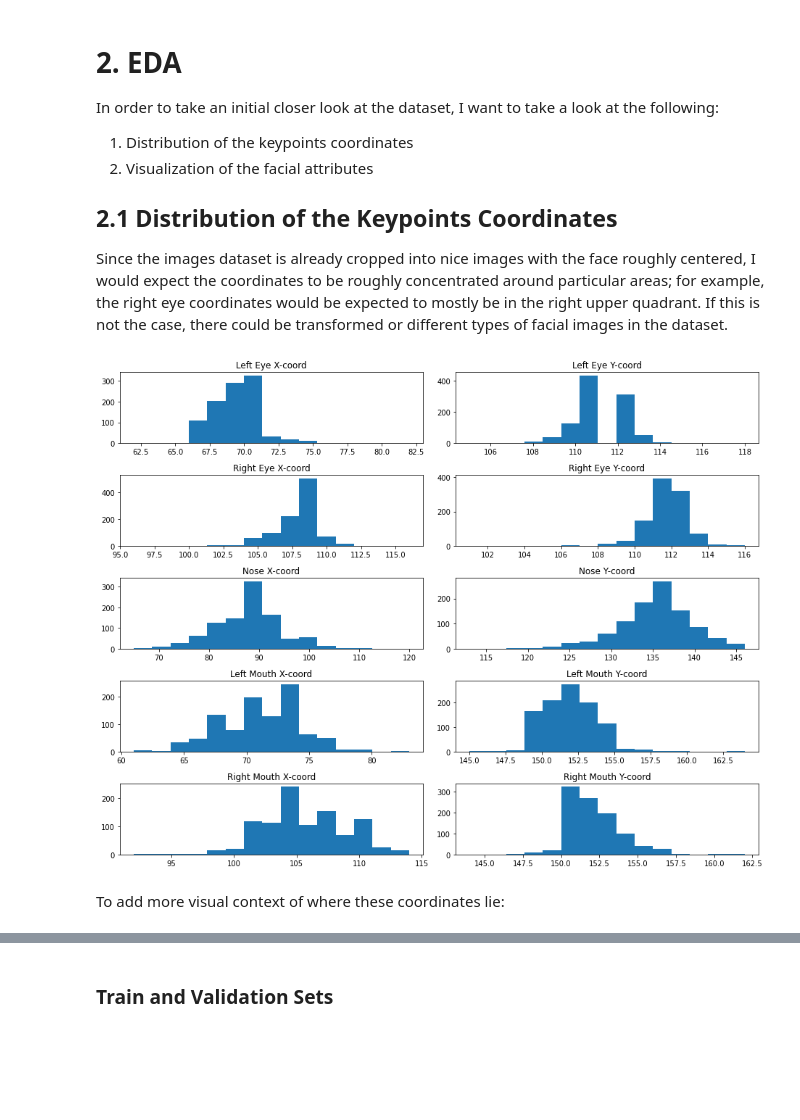
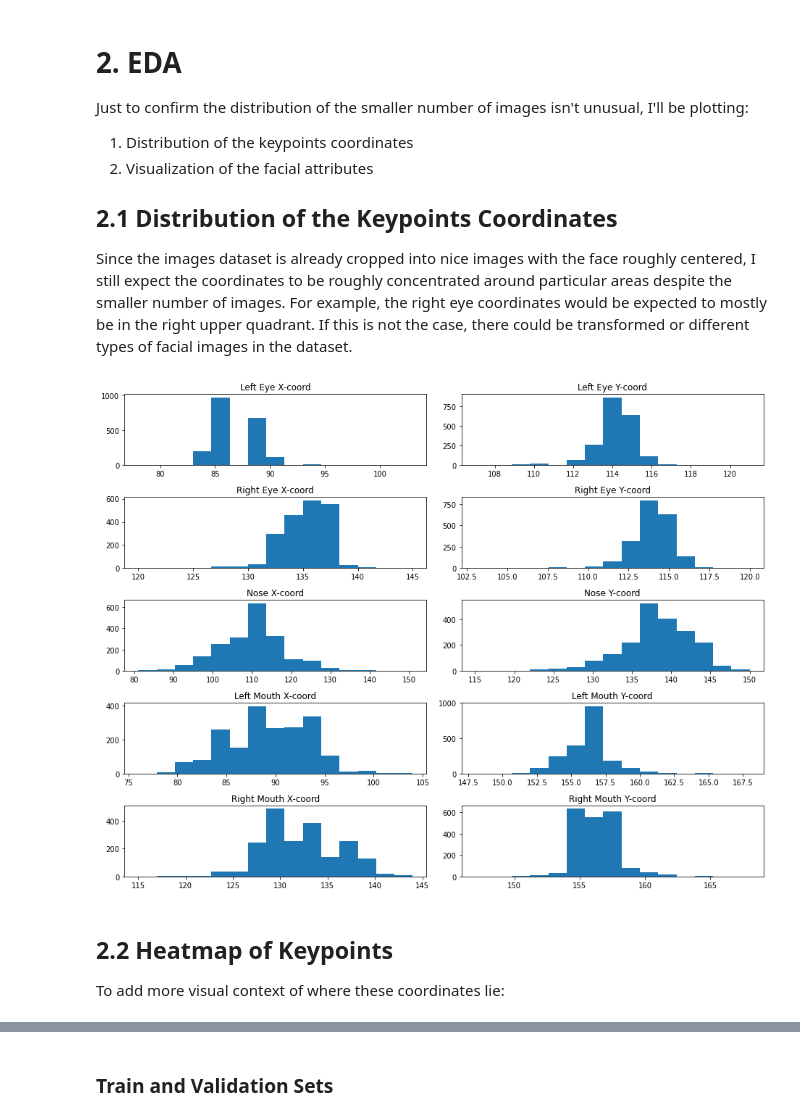
Before and after one commit to scho-git/springboard, a Jupyter notebook: face_detection_project/transfer-learning-densenet169.ipynb, the cells around one changed output, grey strips where cells are left out. Drawn from its saved outputs; the diff is of its cells as text; code cells hidden in the pictures; blank space fills up the shorter version.

```diff
--- a/face_detection_project/transfer-learning-densenet169.ipynb
+++ b/face_detection_project/transfer-learning-densenet169.ipynb
@@ -39,8 +61,8 @@ But we are currently going to use only the first 35,000 images  as a start then
 keypts_data_path = "../input/celeba-dataset/list_landmarks_align_celeba.csv"
 images_data_path = "../input/celeba-dataset/img_align_celeba/img_align_celeba"
 
-#Select only 1k images first
-img_data_size = 1000
+#Select only 2k images first
+img_data_size = 2000
 
 #Original image dimensions
 x_og = 178
@@ -239,48 +248,49 @@ dtype: int64
 # %% [markdown]
-# 2. EDA
-In order to take an initial closer look at the dataset, I want to take a look at the following:
+# 2. EDA <a name='2'></a>
+Just to confirm the distribution of the smaller number of images isn't unusual, I'll be plotting:
 1. Distribution of the keypoints coordinates
 2. Visualization of the facial attributes
 
 ## 2.1 Distribution of the Keypoints Coordinates <a name='2.1'></a>
-Since the images dataset is already cropped into nice images with the face roughly centered, I would expect the coordinates to be roughly concentrated around particular areas; for example, the right eye coordinates would be expected to mostly be in the right upper quadrant. If this is not the case, there could be transformed or different types of facial images in the dataset.
+Since the images dataset is already cropped into nice images with the face roughly centered, I still expect the coordinates to be roughly concentrated around particular areas despite the smaller number of images. For example, the right eye coordinates would be expected to mostly be in the right upper quadrant. If this is not the case, there could be transformed or different types of facial images in the dataset.
 # %%
 #Plotting distribution of the keypoints' coordinates
 fig, axs = plt.subplots(5, 2, figsize=(13,10))
 
 #Left eye
-axs[0,0].hist(keypts_og.lefteye_x, bins=15)
+axs[0,0].hist(keypts.lefteye_x, bins=15)
 axs[0,0].set_title('Left Eye X-coord')
-axs[0,1].hist(keypts_og.lefteye_y, bins=15)
+axs[0,1].hist(keypts.lefteye_y, bins=15)
 axs[0,1].set_title('Left Eye Y-coord')
 
 #Right eye
-axs[1,0].hist(keypts_og.righteye_x, bins=15)
+axs[1,0].hist(keypts.righteye_x, bins=15)
 axs[1,0].set_title('Right Eye X-coord')
-axs[1,1].hist(keypts_og.righteye_y, bins=15)
+axs[1,1].hist(keypts.righteye_y, bins=15)
 axs[1,1].set_title('Right Eye Y-coord')
 
 #Nose
-axs[2,0].hist(keypts_og.nose_x, bins=15)
+axs[2,0].hist(keypts.nose_x, bins=15)
 axs[2,0].set_title('Nose X-coord')
-axs[2,1].hist(keypts_og.nose_y, bins=15)
+axs[2,1].hist(keypts.nose_y, bins=15)
 axs[2,1].set_title('Nose Y-coord')
 
 #Left mouth
-axs[3,0].hist(keypts_og.leftmouth_x, bins=15)
+axs[3,0].hist(keypts.leftmouth_x, bins=15)
 axs[3,0].set_title('Left Mouth X-coord')
-axs[3,1].hist(keypts_og.leftmouth_y, bins=15)
+axs[3,1].hist(keypts.leftmouth_y, bins=15)
 axs[3,1].set_title('Left Mouth Y-coord')
 
 #Right mouth
-axs[4,0].hist(keypts_og.rightmouth_x, bins=15)
+axs[4,0].hist(keypts.rightmouth_x, bins=15)
 axs[4,0].set_title('Right Mouth X-coord')
-axs[4,1].hist(keypts_og.rightmouth_y, bins=15)
+axs[4,1].hist(keypts.rightmouth_y, bins=15)
 axs[4,1].set_title('Right Mouth Y-coord')
 
 plt.tight_layout()
 plt.show()
 # %% [output]
-[figure, old version]
+[figure, new version]
 # %% [markdown]
+## 2.2 Heatmap of Keypoints<a name='2.2'></a>
 To add more visual context of where these coordinates lie:
```
Also changed, not shown: parts of 88 cells of this notebook, 4 other files.
